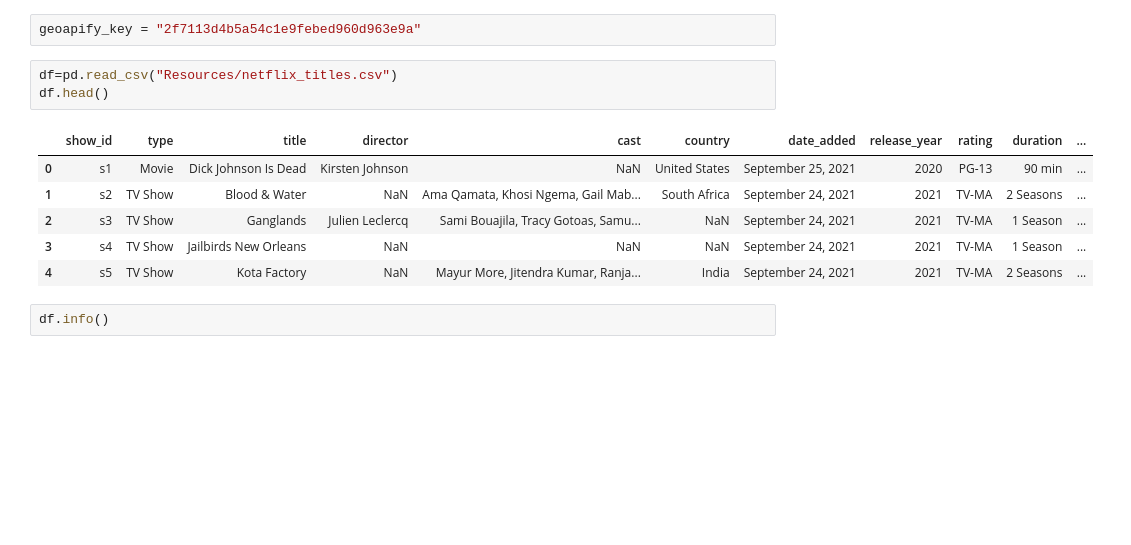
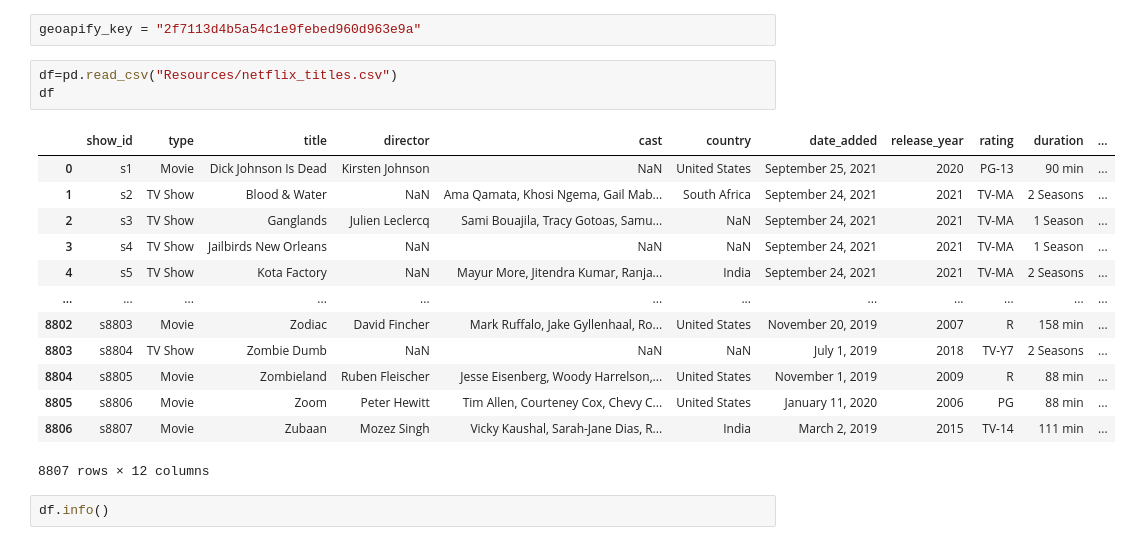
Before and after one commit to vkoledin/Project_3, a Jupyter notebook: starter_code.ipynb, the cells around one changed output. Saved outputs shown, nothing was run; the diff lists cells and outputs as text; blank space fills up the shorter version.

```diff
--- a/starter_code.ipynb
+++ b/starter_code.ipynb
@@ -20,14 +20,21 @@ from citipy import citipy
 geoapify_key = "2f7113d4b5a54c1e9febed960d963e9a"
 # %%
 df=pd.read_csv("Resources/netflix_titles.csv")
-df.head()
+df
 # %% [output]
 |  | show_id | type | title | director | cast | country | date_added | release_year | rating | duration | ... |
 | 0 | s1 | Movie | Dick Johnson Is Dead | Kirsten Johnson | NaN | United States | September 25, 2021 | 2020 | PG-13 | 90 min | ... |
 | 1 | s2 | TV Show | Blood & Water | NaN | Ama Qamata, Khosi Ngema, Gail Mab... | South Africa | September 24, 2021 | 2021 | TV-MA | 2 Seasons | ... |
 | 2 | s3 | TV Show | Ganglands | Julien Leclercq | Sami Bouajila, Tracy Gotoas, Samu... | NaN | September 24, 2021 | 2021 | TV-MA | 1 Season | ... |
 | 3 | s4 | TV Show | Jailbirds New Orleans | NaN | NaN | NaN | September 24, 2021 | 2021 | TV-MA | 1 Season | ... |
 | 4 | s5 | TV Show | Kota Factory | NaN | Mayur More, Jitendra Kumar, Ranja... | India | September 24, 2021 | 2021 | TV-MA | 2 Seasons | ... |
+| ... | ... | ... | ... | ... | ... | ... | ... | ... | ... | ... | ... |
+| 8802 | s8803 | Movie | Zodiac | David Fincher | Mark Ruffalo, Jake Gyllenhaal, Ro... | United States | November 20, 2019 | 2007 | R | 158 min | ... |
+| 8803 | s8804 | TV Show | Zombie Dumb | NaN | NaN | NaN | July 1, 2019 | 2018 | TV-Y7 | 2 Seasons | ... |
+| 8804 | s8805 | Movie | Zombieland | Ruben Fleischer | Jesse Eisenberg, Woody Harrelson,... | United States | November 1, 2019 | 2009 | R | 88 min | ... |
+| 8805 | s8806 | Movie | Zoom | Peter Hewitt | Tim Allen, Courteney Cox, Chevy C... | United States | January 11, 2020 | 2006 | PG | 88 min | ... |
+| 8806 | s8807 | Movie | Zubaan | Mozez Singh | Vicky Kaushal, Sarah-Jane Dias, R... | India | March 2, 2019 | 2015 | TV-14 | 111 min | ... |
+8807 rows × 12 columns
 # %%
 df.info()
 # %% [output]
```
Also changed, not shown: parts of 4 cells of this notebook, 2 other files.
